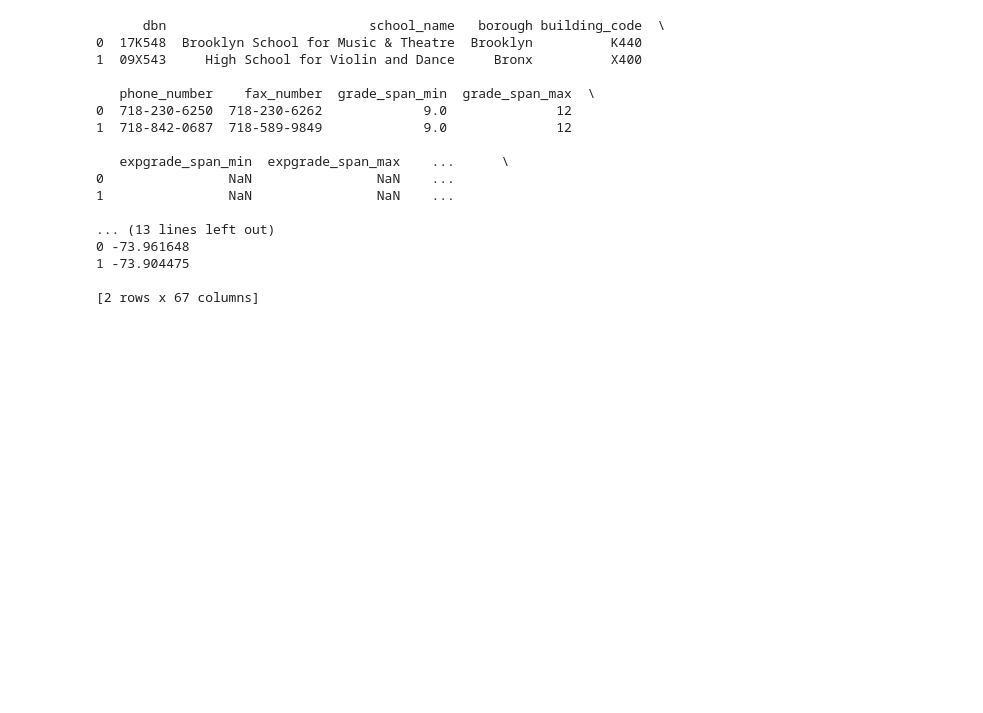
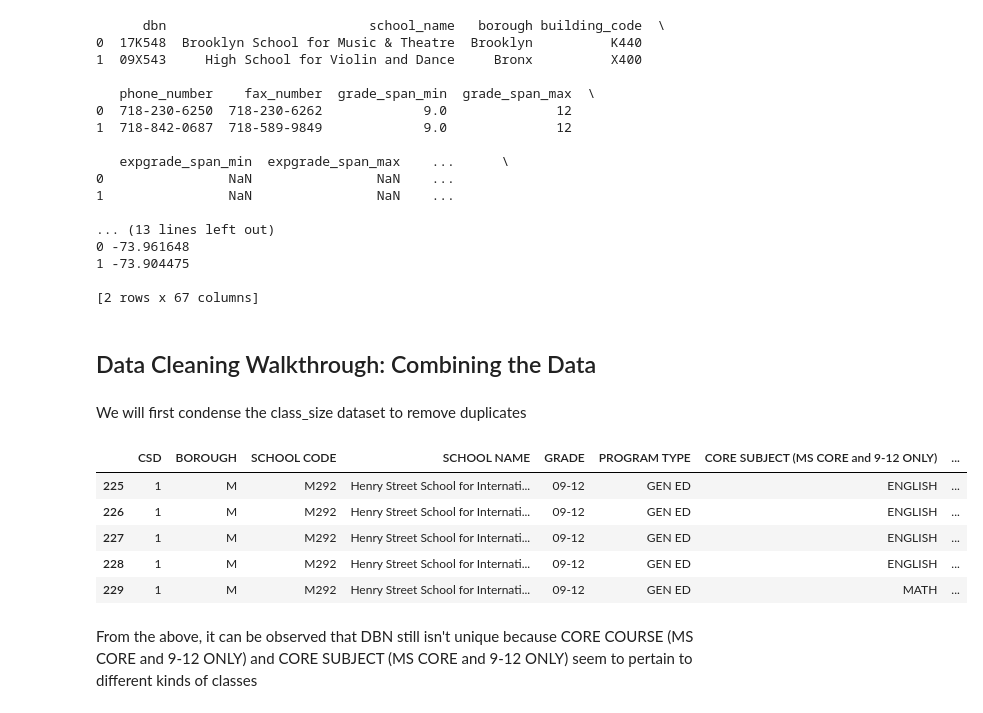
Before and after one commit to aaroncfo/PythonDA, a Jupyter notebook: 2.IntermediatePython&Pandas/4.DataCleaning/1.DataCleaningWalkthrough.ipynb, the cells around one changed output. Cells and saved outputs as stored; diff of their text form; code cells hidden in the pictures; blank space fills up the shorter version.

```diff
--- a/2.IntermediatePython&Pandas/4.DataCleaning/1.DataCleaningWalkthrough.ipynb
+++ b/2.IntermediatePython&Pandas/4.DataCleaning/1.DataCleaningWalkthrough.ipynb
@@ -248,3 +250,22 @@ print(data['hs_directory'].head(2))
 1 -73.904475
 
 [2 rows x 67 columns]
+# %% [markdown]
+## Data Cleaning Walkthrough: Combining the Data
+# %% [markdown]
+We will first condense the class_size dataset to remove duplicates
+# %%
+# Filter the class_size dataset
+class_size = data['class_size']
+class_size = class_size[class_size['GRADE '] == '09-12']
+class_size = class_size[class_size['PROGRAM TYPE'] == 'GEN ED']
+class_size.head()
+# %% [output]
+|  | CSD | BOROUGH | SCHOOL CODE | SCHOOL NAME | GRADE | PROGRAM TYPE | CORE SUBJECT (MS CORE and 9-12 ONLY) | ... |
+| 225 | 1 | M | M292 | Henry Street School for Internati... | 09-12 | GEN ED | ENGLISH | ... |
+| 226 | 1 | M | M292 | Henry Street School for Internati... | 09-12 | GEN ED | ENGLISH | ... |
+| 227 | 1 | M | M292 | Henry Street School for Internati... | 09-12 | GEN ED | ENGLISH | ... |
+| 228 | 1 | M | M292 | Henry Street School for Internati... | 09-12 | GEN ED | ENGLISH | ... |
+| 229 | 1 | M | M292 | Henry Street School for Internati... | 09-12 | GEN ED | MATH | ... |
+# %% [markdown]
+From the above, it can be observed that DBN still isn't unique because CORE COURSE (MS CORE and 9-12 ONLY) and CORE SUBJECT (MS CORE and 9-12 ONLY) seem to pertain to different kinds of classes
```
Also changed, not shown: parts of 23 cells of this notebook, 2 other files.
